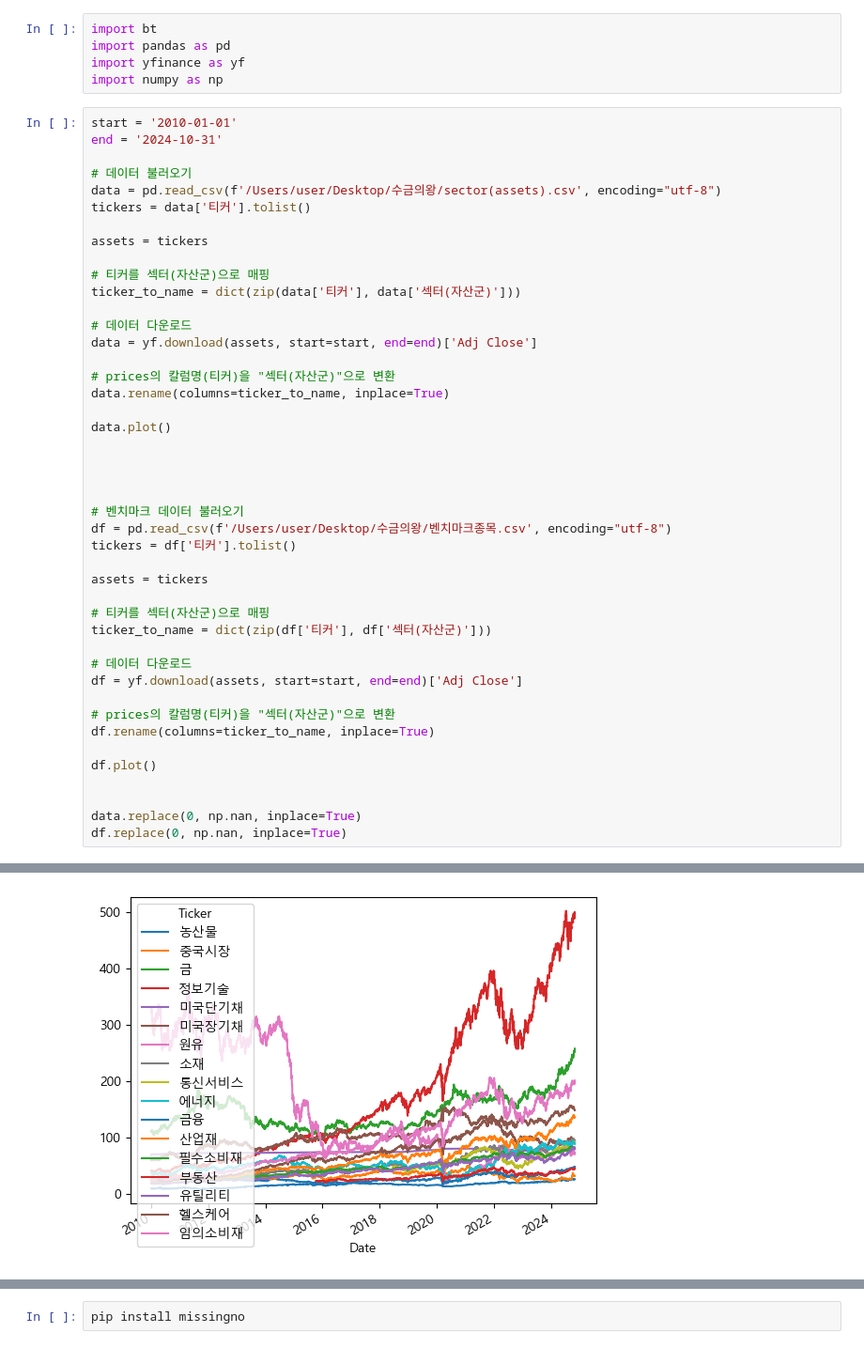
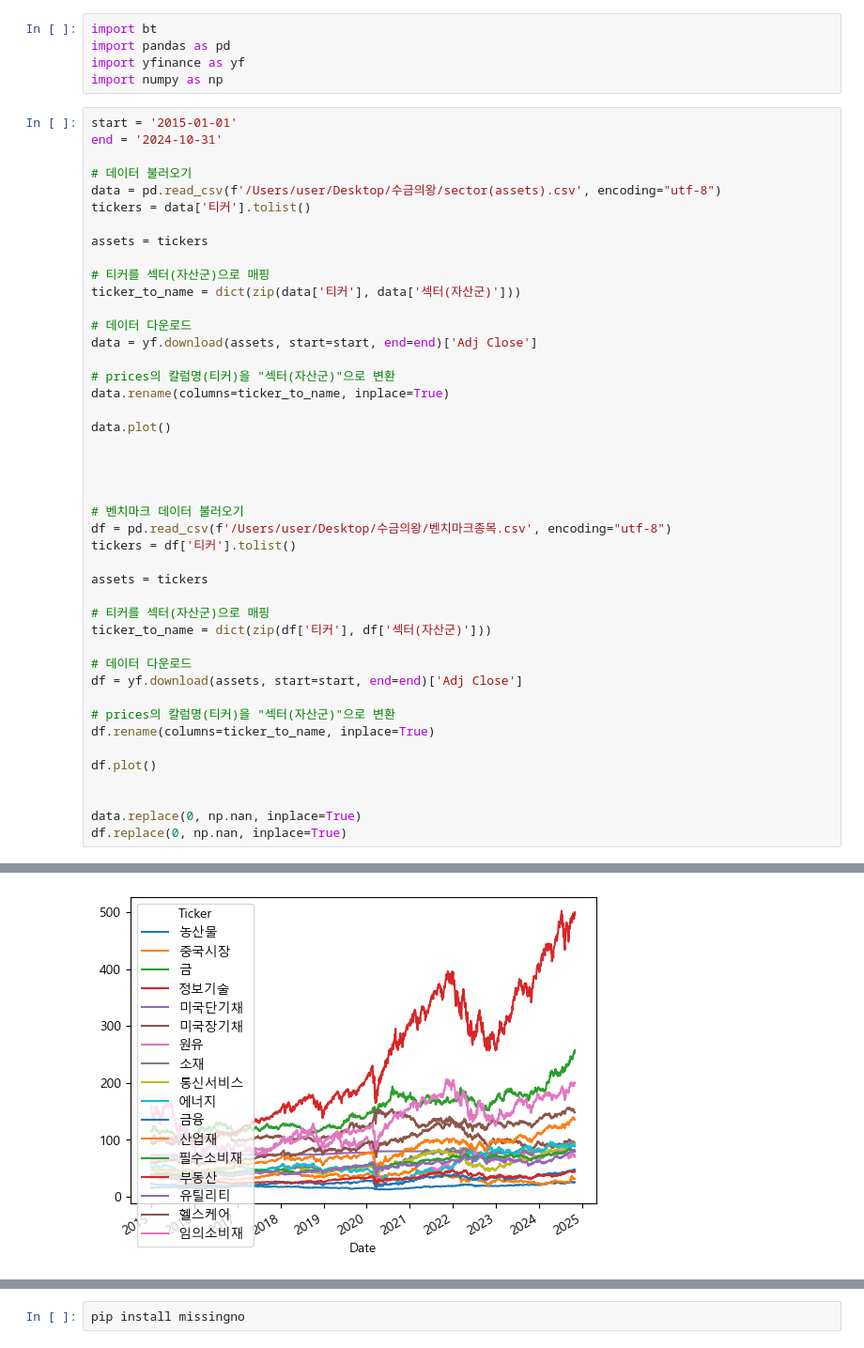
Before and after one commit to Finlandlaundry/Finlandlaundry, a Jupyter notebook: 상원.ipynb, the cells around one changed output, grey strips where cells are left out. Shown at 94% size. Cells and saved outputs as stored; diff of their text form.

```diff
--- a/상원.ipynb
+++ b/상원.ipynb
@@ -236,7 +236,7 @@ import pandas as pd
 import yfinance as yf
 import numpy as np
 # %%
-start = '2010-01-01'
+start = '2015-01-01'
 end = '2024-10-31'
 
 # 데이터 불러오기
@@ -255,31 +255,31 @@ data = yf.download(assets, start=start, end=end)['Adj Close']
 data.rename(columns=ticker_to_name, inplace=True)
 
 data.plot()
 
 
 
 
 # 벤치마크 데이터 불러오기
 df = pd.read_csv(f'/Users/user/Desktop/수금의왕/벤치마크종목.csv', encoding="utf-8")
 tickers = df['티커'].tolist()
 
 assets = tickers
 
 # 티커를 섹터(자산군)으로 매핑
 ticker_to_name = dict(zip(df['티커'], df['섹터(자산군)']))
 
 # 데이터 다운로드
 df = yf.download(assets, start=start, end=end)['Adj Close']
 
 # prices의 칼럼명(티커)을 "섹터(자산군)"으로 변환
 df.rename(columns=ticker_to_name, inplace=True)
 
 df.plot()
 
 
 data.replace(0, np.nan, inplace=True)
 df.replace(0, np.nan, inplace=True)
 # %% [output]
 [*********************100%***********************]  17 of 17 completed
 [*********************100%***********************]  5 of 5 completed
-[figure, old version]
+[figure, new version]
```
Also changed, not shown: parts of 18 cells of this notebook, 1 other file.
